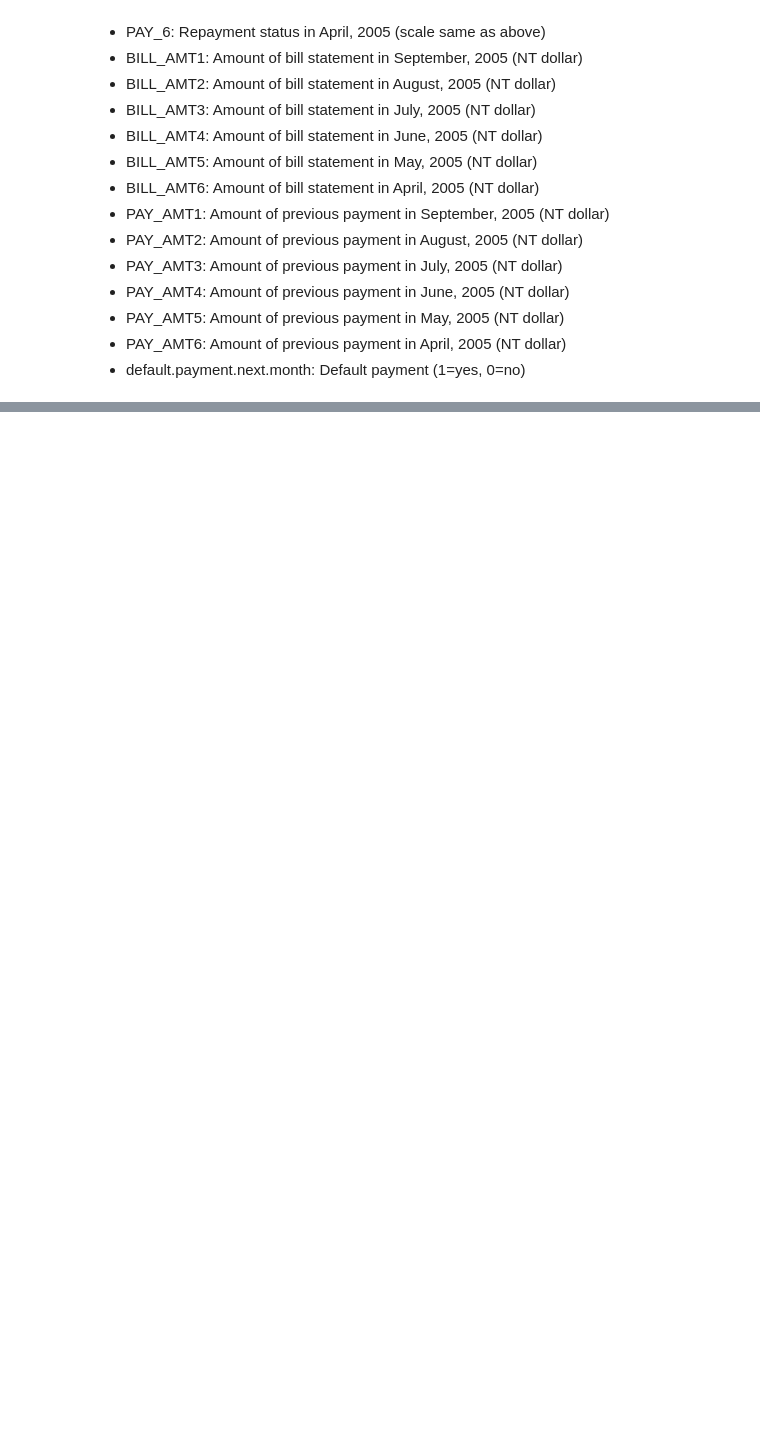
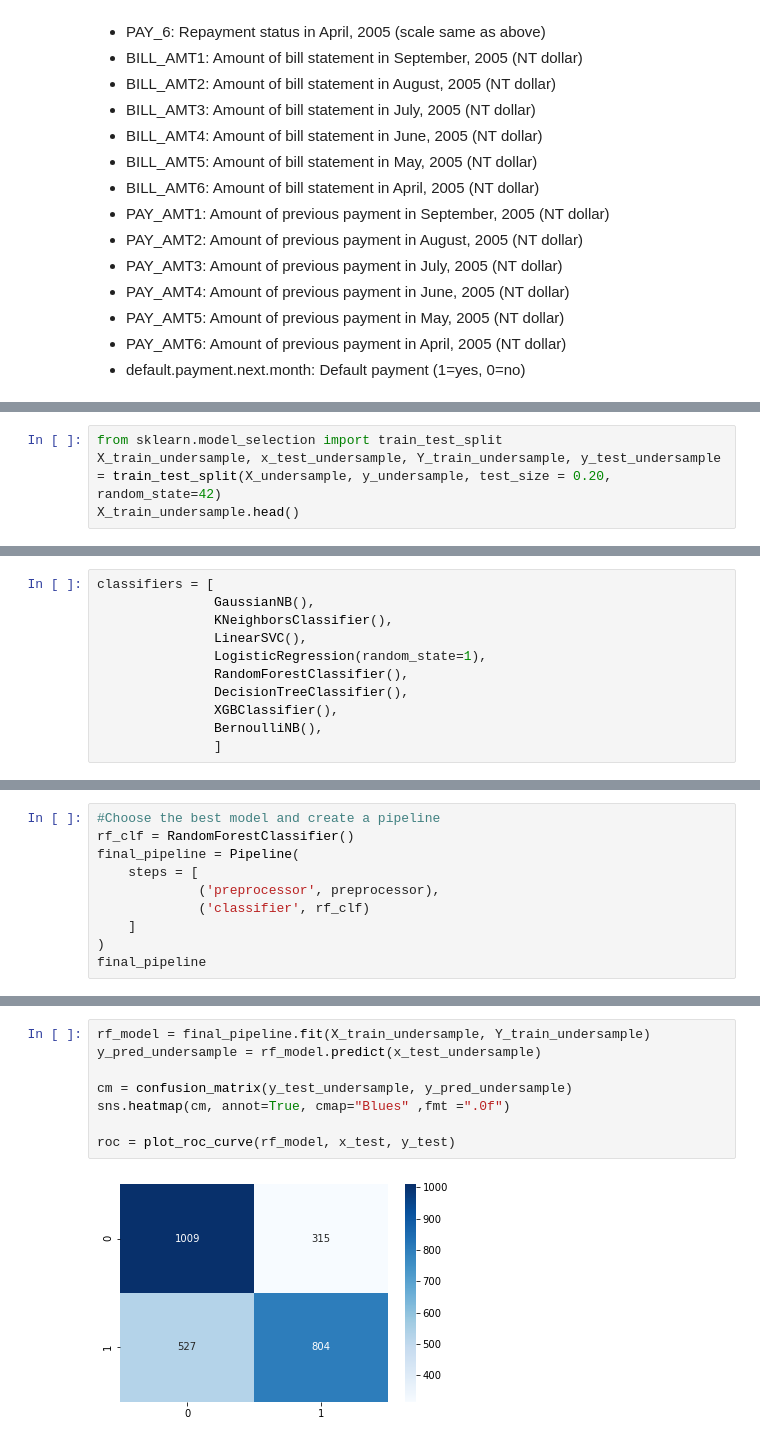
Before and after one commit to Jake-LJH/default-prediction, a Jupyter notebook: source/cc_model_training.ipynb, the cells around one changed output, grey strips where cells are left out. Saved outputs shown, nothing was run; the diff lists cells and outputs as text; blank space fills up the shorter version.

Commit message:
Update ML Model

```diff
--- a/source/cc_model_training.ipynb
+++ b/source/cc_model_training.ipynb
@@ -52,0 +217,4 @@ Scale:
+# %%
+from sklearn.model_selection import train_test_split
+X_train_undersample, x_test_undersample, Y_train_undersample, y_test_undersample = train_test_split(X_undersample, y_undersample, test_size = 0.20, random_state=42)
+X_train_undersample.head()
@@ -52,0 +230,11 @@ Scale:
+# %%
+classifiers = [
+               GaussianNB(),
+               KNeighborsClassifier(),
+               LinearSVC(),
+               LogisticRegression(random_state=1),
+               RandomForestClassifier(),
+               DecisionTreeClassifier(),
+               XGBClassifier(),
+               BernoulliNB(),
+               ]
@@ -52,0 +301,10 @@ Scale:
+# %%
+#Choose the best model and create a pipeline
+rf_clf = RandomForestClassifier()
+final_pipeline = Pipeline(
+    steps = [
+             ('preprocessor', preprocessor),
+             ('classifier', rf_clf)
+    ]
+)
+final_pipeline
@@ -52,0 +322,10 @@ Scale:
+# %%
+rf_model = final_pipeline.fit(X_train_undersample, Y_train_undersample)
+y_pred_undersample = rf_model.predict(x_test_undersample)
+
+cm = confusion_matrix(y_test_undersample, y_pred_undersample)
+sns.heatmap(cm, annot=True, cmap="Blues" ,fmt =".0f")
+
+roc = plot_roc_curve(rf_model, x_test, y_test)
+# %% [output]
+[figure, added]
```
Also changed, not shown: parts of 27 cells of this notebook, 2 other files.
